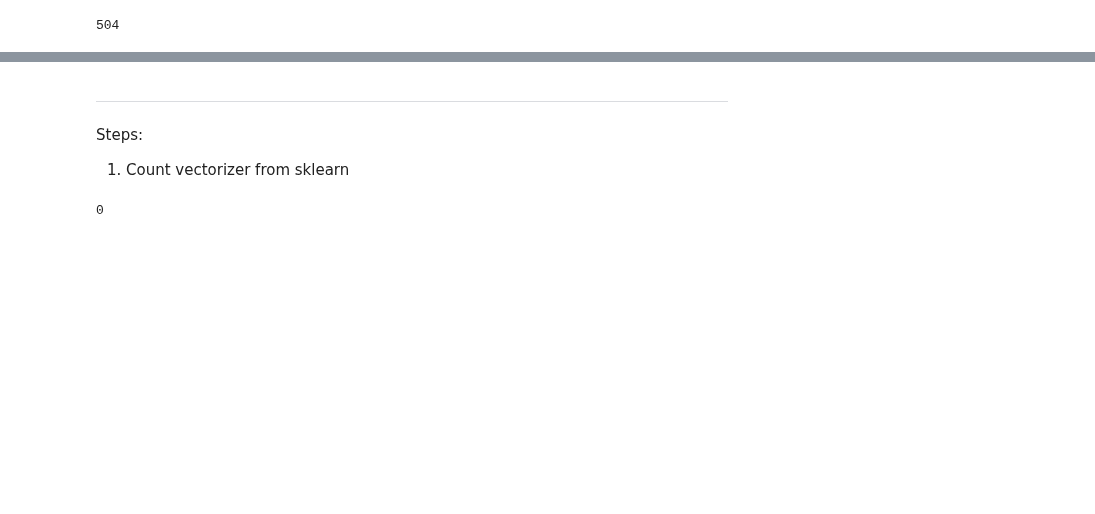
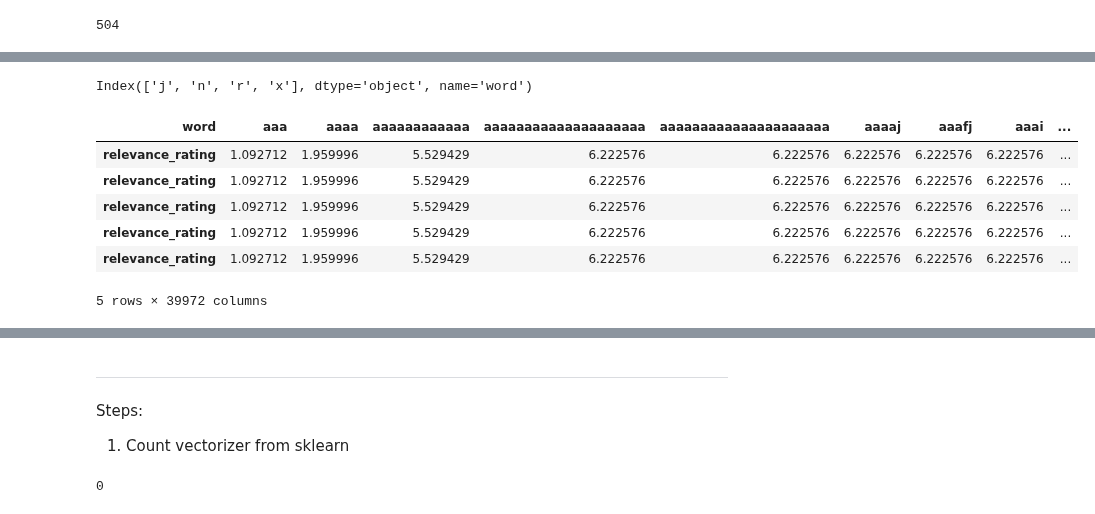
Before and after one commit to pellegrino-nlp/nlp_project, a Jupyter notebook: feature_engineering_test.ipynb, the cells around one changed output, grey strips where cells are left out. Saved outputs shown, nothing was run; the diff lists cells and outputs as text; code cells hidden in the pictures; blank space fills up the shorter version.

```diff
--- a/feature_engineering_test.ipynb
+++ b/feature_engineering_test.ipynb
@@ -434,0 +477,14 @@ m1.shape
+# %%
+rarity_matrix[~m1.columns.isin(m2.columns)].index
+# %% [output]
+Index(['j', 'n', 'r', 'x'], dtype='object', name='word')
+# %%
+m1.head()
+# %% [output]
+| word | aaa | aaaa | aaaaaaaaaaaa | aaaaaaaaaaaaaaaaaaaa | aaaaaaaaaaaaaaaaaaaaa | aaaaj | aaafj | aaai | ... |
+| relevance_rating | 1.092712 | 1.959996 | 5.529429 | 6.222576 | 6.222576 | 6.222576 | 6.222576 | 6.222576 | ... |
+| relevance_rating | 1.092712 | 1.959996 | 5.529429 | 6.222576 | 6.222576 | 6.222576 | 6.222576 | 6.222576 | ... |
+| relevance_rating | 1.092712 | 1.959996 | 5.529429 | 6.222576 | 6.222576 | 6.222576 | 6.222576 | 6.222576 | ... |
+| relevance_rating | 1.092712 | 1.959996 | 5.529429 | 6.222576 | 6.222576 | 6.222576 | 6.222576 | 6.222576 | ... |
+| relevance_rating | 1.092712 | 1.959996 | 5.529429 | 6.222576 | 6.222576 | 6.222576 | 6.222576 | 6.222576 | ... |
+5 rows × 39972 columns
```
Also changed, not shown: parts of 53 cells of this notebook, 7 other files.
